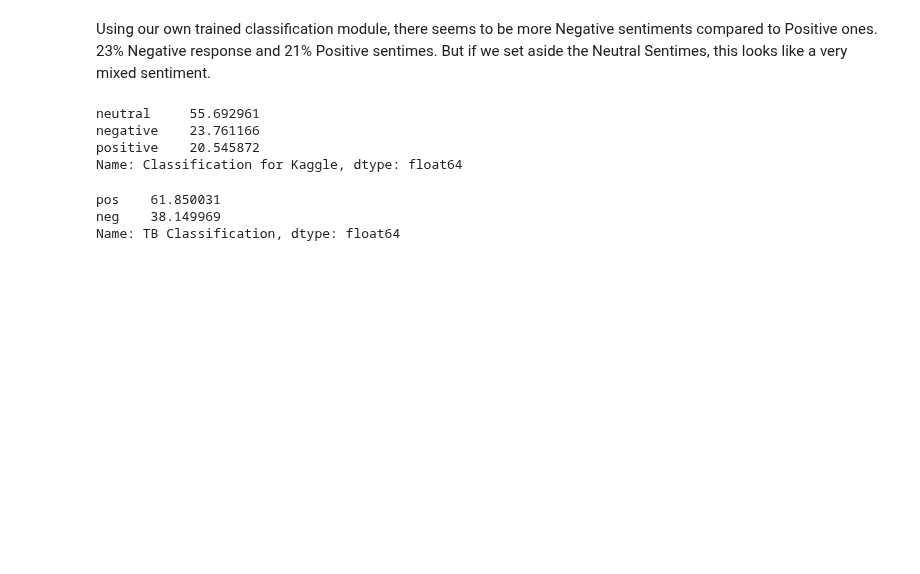
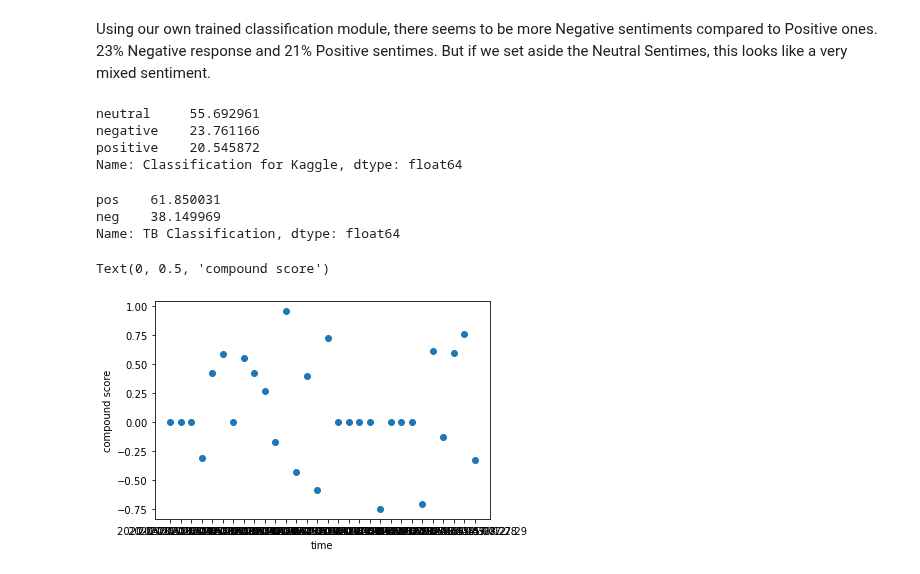
Before and after one commit to Sakyawira/Sentiment-Analysis, a Jupyter notebook: 2. Data Cleaning and Exploration.ipynb, the cells around one changed output. Drawn from its saved outputs; the diff is of its cells as text; code cells hidden in the pictures; blank space fills up the shorter version.

Commit message:
creating plot of time + data

```diff
--- a/2. Data Cleaning and Exploration.ipynb
+++ b/2. Data Cleaning and Exploration.ipynb
@@ -276,0 +280,8 @@ Name: TB Classification, dtype: float64
+# %%
+#Make a plot to compare the time with the compound score
+plt.scatter(df['Time'].head(30),df['vdr compound'].head(30))
+plt.xlabel('time')
+plt.ylabel('compound score')
+# %% [output]
+Text(0, 0.5, 'compound score')
+[figure, added]
```
Also changed, not shown: parts of 7 cells of this notebook, 1 other file.
